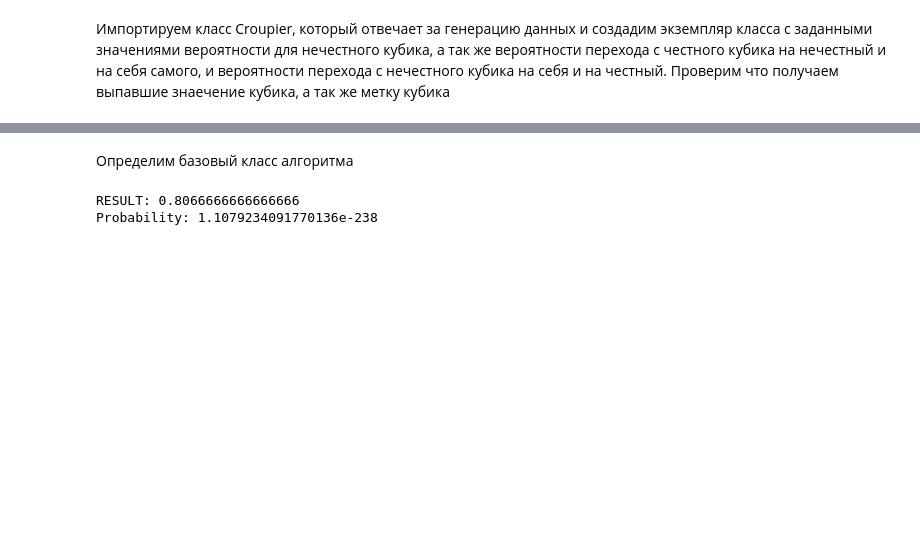
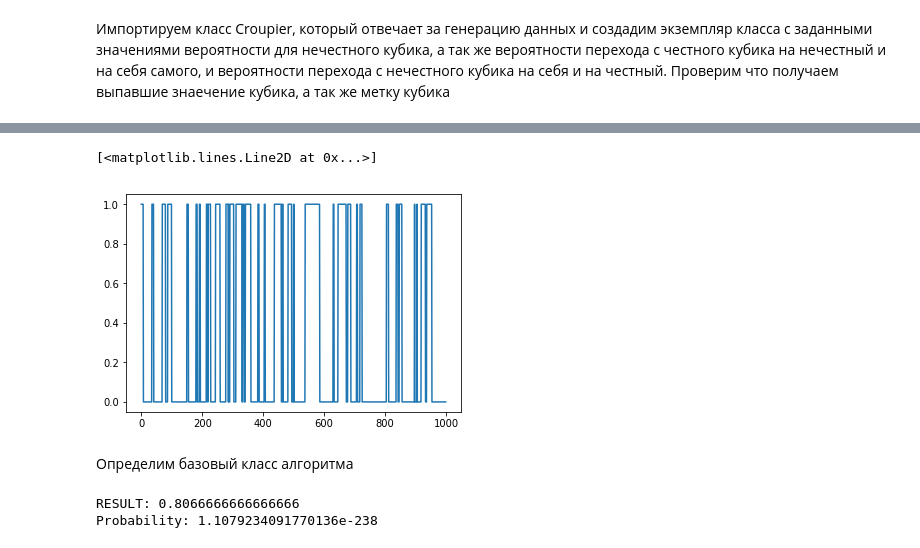
Before and after one commit to evgeniy97/unfarCasino, a Jupyter notebook: KhomutovTask-Copy1.ipynb, the cells around one changed output, grey strips where cells are left out. Saved outputs shown, nothing was run; the diff lists cells and outputs as text; code cells hidden in the pictures; blank space fills up the shorter version.

```diff
--- a/KhomutovTask-Copy1.ipynb
+++ b/KhomutovTask-Copy1.ipynb
@@ -61,0 +62,6 @@ plt.plot(lab300)
+# %%
+lab1000 = [0 if l =='F' else 1 for l in dataset1000Labels ]
+plt.plot(lab1000)
+# %% [output]
+[<matplotlib.lines.Line2D at 0x...>]
+[figure, added]
```
Also changed, not shown: parts of 10 cells of this notebook.
